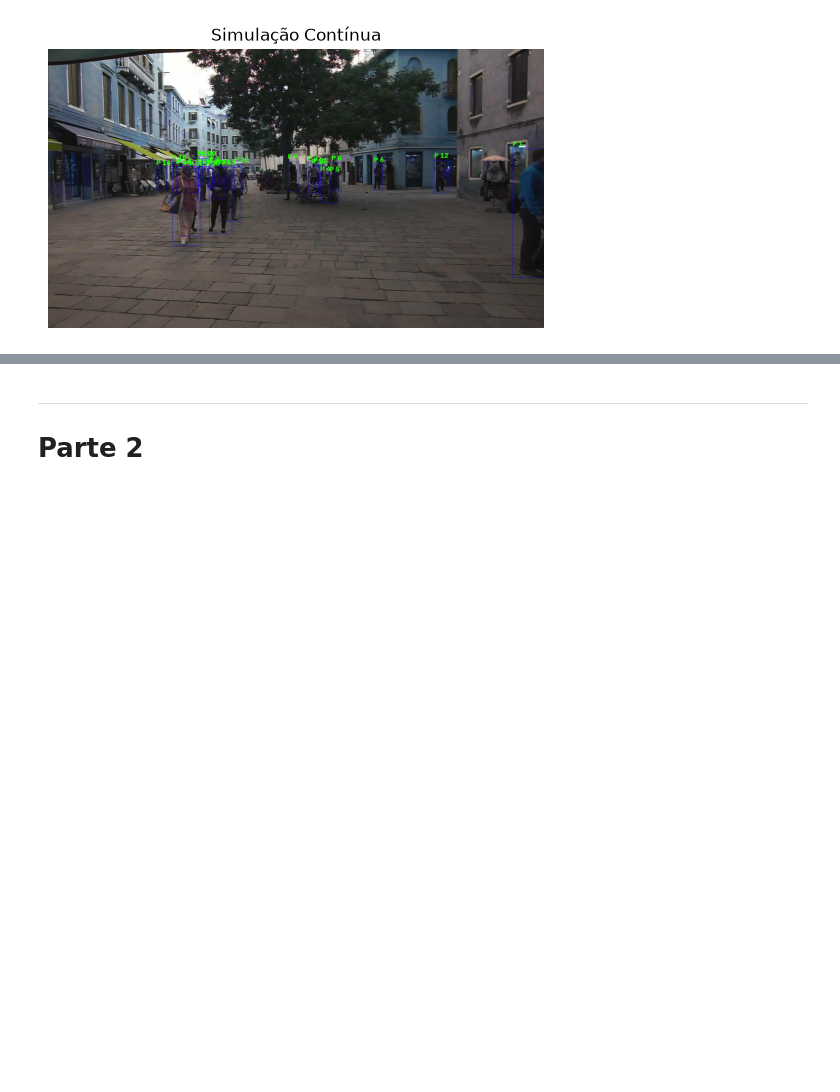
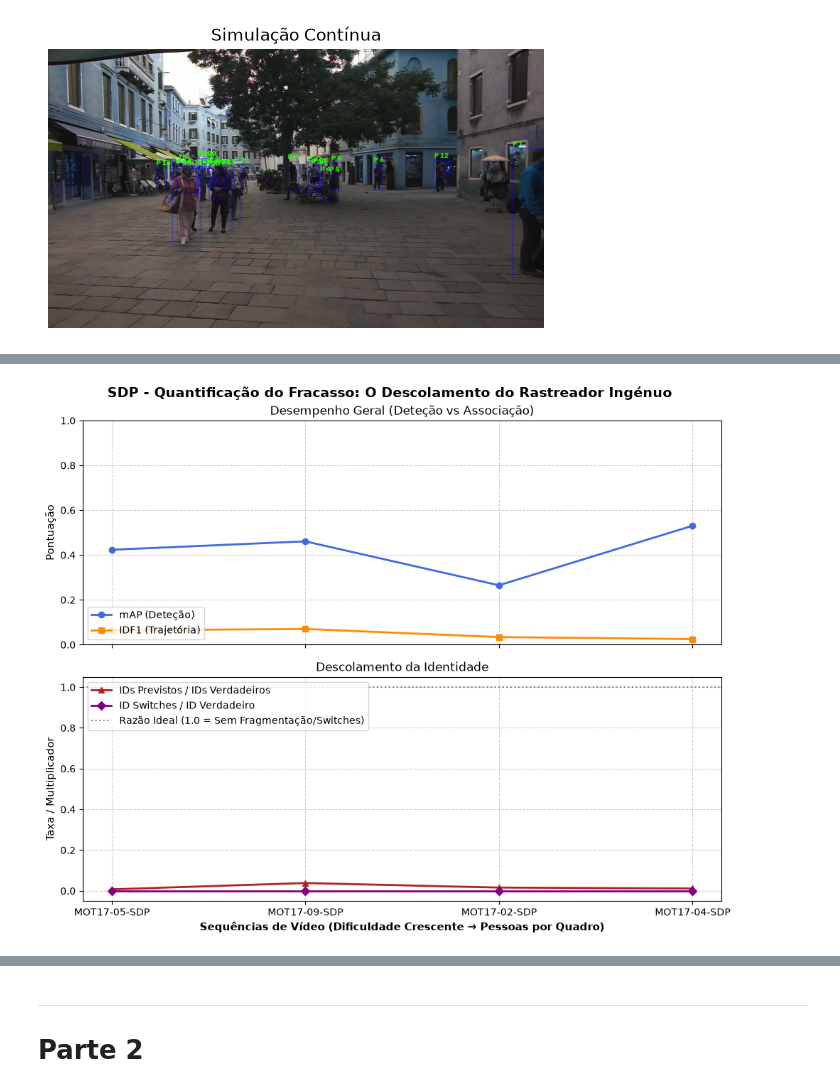
Before and after one commit to WalleriaSimoes/deep-learning-pa2, a Jupyter notebook: script.ipynb, the cells around one changed output, grey strips where cells are left out. Saved outputs shown, nothing was run; the diff lists cells and outputs as text; code cells hidden in the pictures; blank space fills up the shorter version.

```diff
--- a/script.ipynb
+++ b/script.ipynb
@@ -333,0 +493,16 @@ plot_simulation_frames(frames_with_bboxes_SDP_naive)
+# %%
+# Estrutura os dados para a funcao
+eval_SDP = {
+    name: {"gt": ground_truth_SDP_by_video[name], "preds": dets_SDP_by_video[name]}
+    for name in ground_truth_SDP_by_video.keys()
+}
+
+eval_rcnn = {
+    name: {"gt": ground_truth_SDP_by_video[name], "preds": dets_rcnn_by_video[name]}
+    for name in ground_truth_SDP_by_video.keys()
+}
+# %%
+resultados_SDP = avaliar_todas_sequencias(eval_SDP)
+plotar_descolamento(resultados_SDP, model="SDP")
+# %% [output]
+[figure, added]
```
Also changed, not shown: parts of 22 cells of this notebook, 2 other files.
